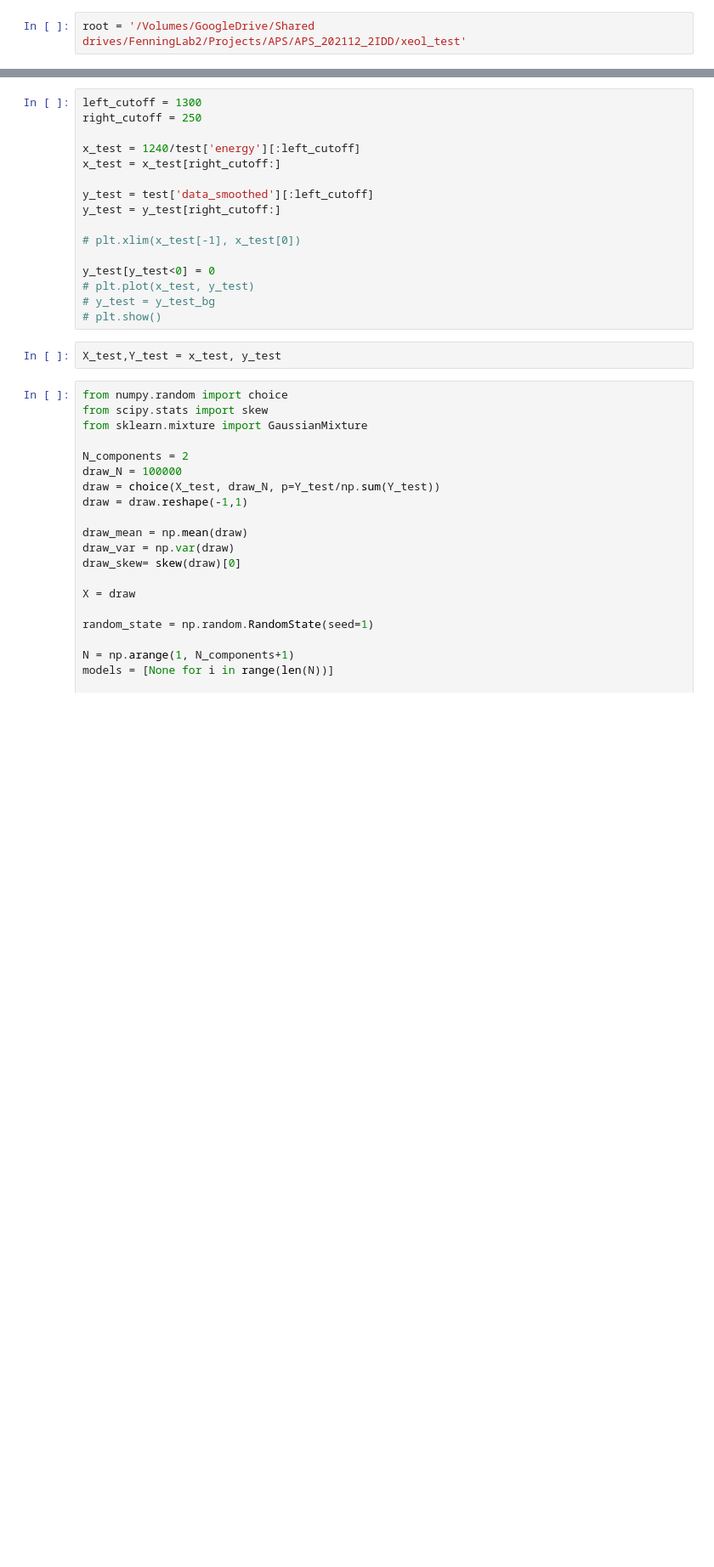
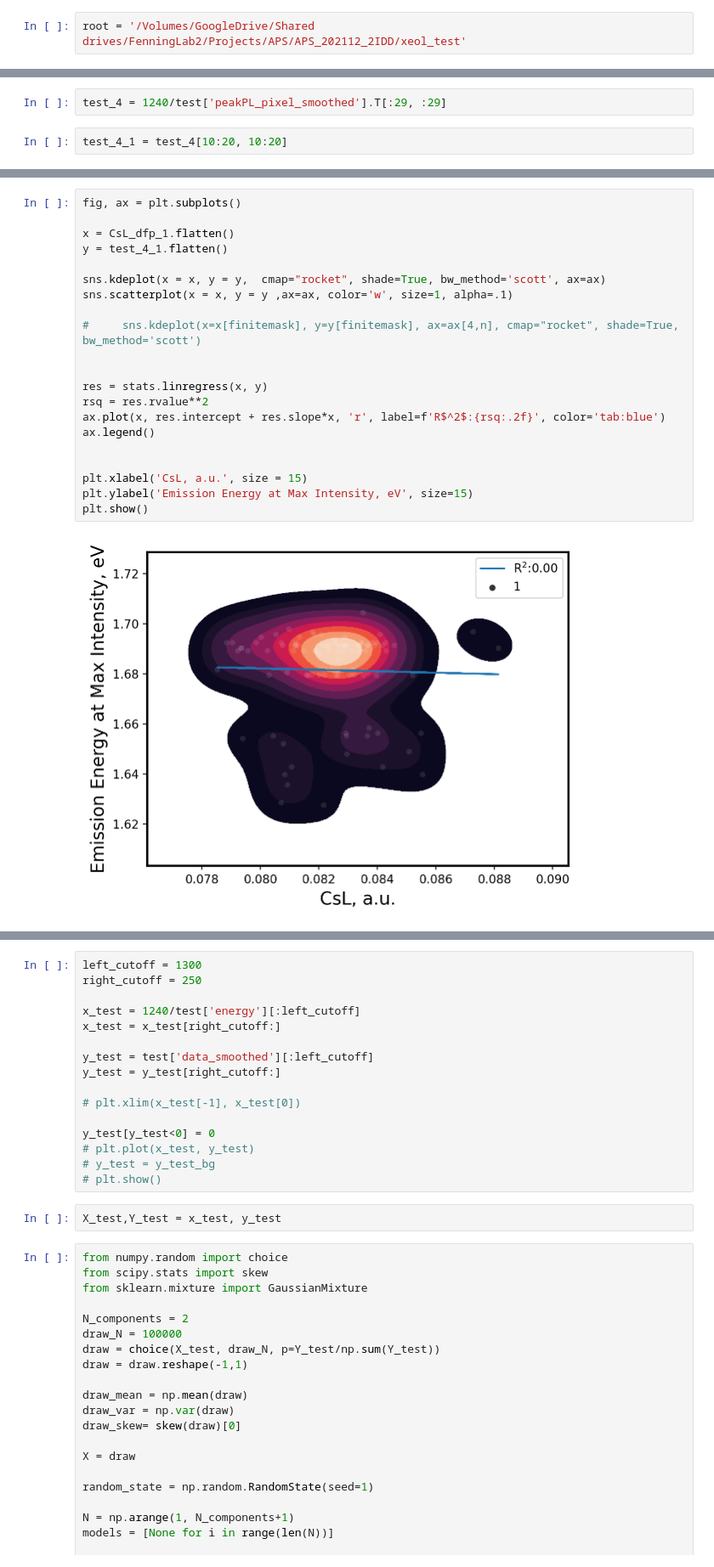
Before and after one commit to fenning-research-group/APS, a Jupyter notebook: Sector 2/Scripts/20211216_S2XEOL_analysis.ipynb, the cells around one changed output, grey strips where cells are left out. Shown at 85% size. Cells and saved outputs as stored; diff of their text form; blank space fills up the shorter version.

```diff
--- a/Sector 2/Scripts/20211216_S2XEOL_analysis.ipynb
+++ b/Sector 2/Scripts/20211216_S2XEOL_analysis.ipynb
@@ -144,0 +394,4 @@ plt.show()
+# %%
+test_4 = 1240/test['peakPL_pixel_smoothed'].T[:29, :29]
+# %%
+test_4_1 = test_4[10:20, 10:20]
@@ -144,0 +435,23 @@ plt.show()
+# %%
+fig, ax = plt.subplots()
+
+x = CsL_dfp_1.flatten()
+y = test_4_1.flatten()
+
+sns.kdeplot(x = x, y = y,  cmap="rocket", shade=True, bw_method='scott', ax=ax)
+sns.scatterplot(x = x, y = y ,ax=ax, color='w', size=1, alpha=.1)
+
+#     sns.kdeplot(x=x[finitemask], y=y[finitemask], ax=ax[4,n], cmap="rocket", shade=True, bw_method='scott')
+
+
+res = stats.linregress(x, y)
+rsq = res.rvalue**2
+ax.plot(x, res.intercept + res.slope*x, 'r', label=f'R$^2$:{rsq:.2f}', color='tab:blue')
+ax.legend()
+
+
+plt.xlabel('CsL, a.u.', size = 15)
+plt.ylabel('Emission Energy at Max Intensity, eV', size=15)
+plt.show()
+# %% [output]
+[figure, added]
```
Also changed, not shown: parts of 34 cells of this notebook, 1 other file.
